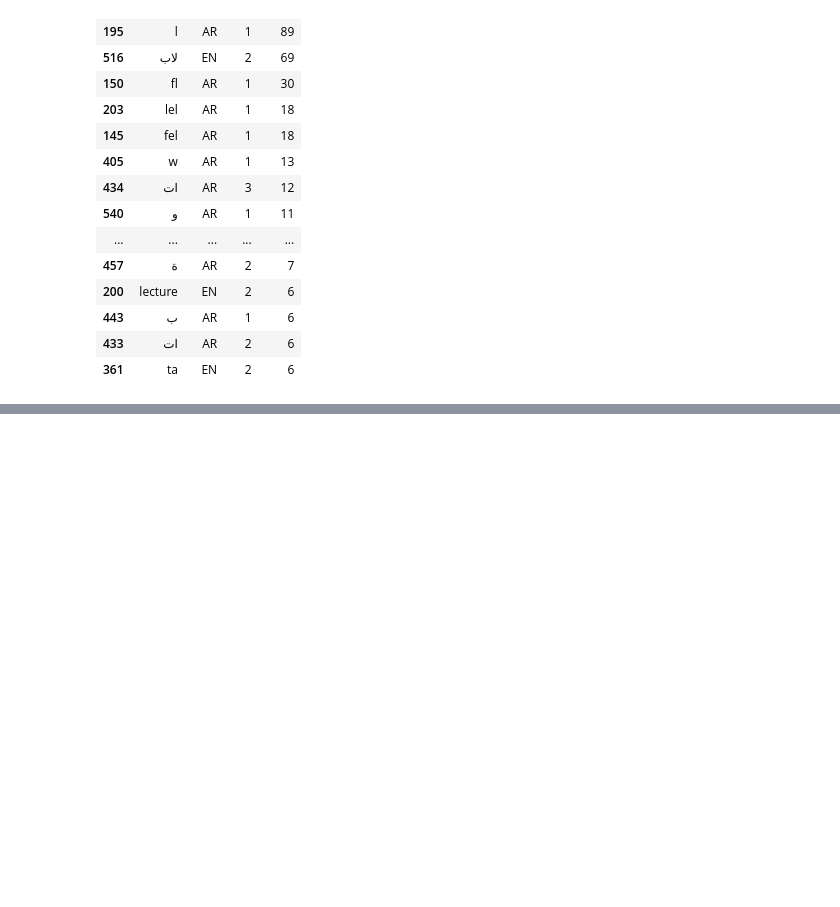
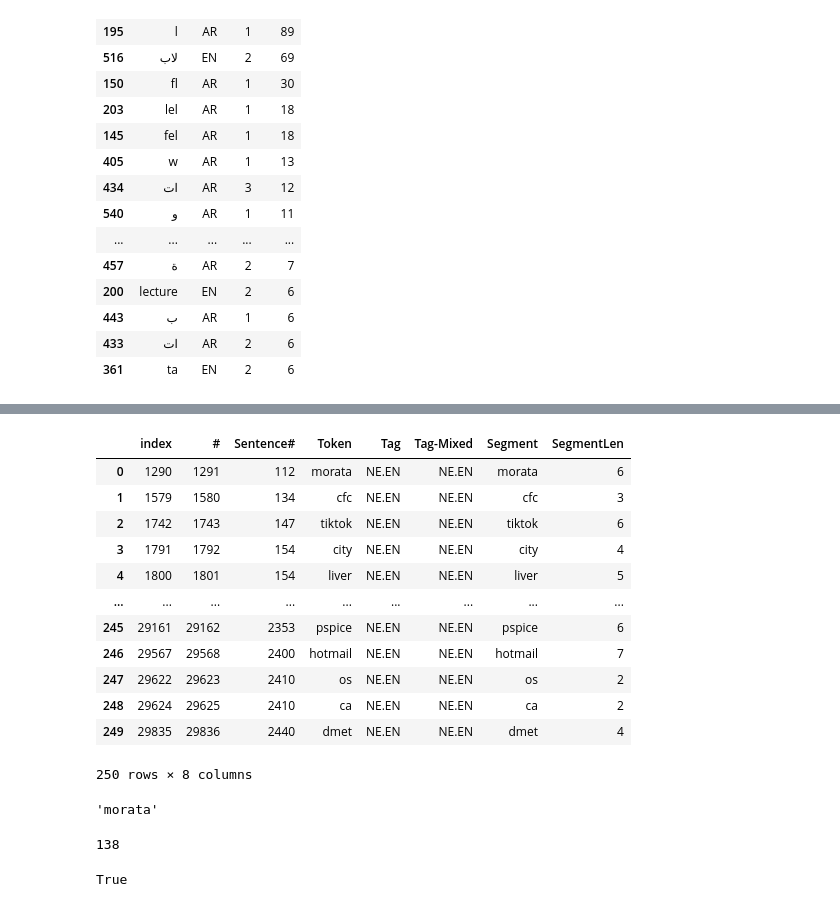
Before and after one commit to islammesabah/Subword-Level-Language-Identification-for-Arabic-English-Intra-Word-Code-Switching, a Jupyter notebook: Data Collection and Annotation/Data Statics.ipynb, the cells around one changed output, grey strips where cells are left out. Drawn from its saved outputs; the diff is of its cells as text; code cells hidden in the pictures; blank space fills up the shorter version.

```diff
--- a/Data Collection and Annotation/Data Statics.ipynb
+++ b/Data Collection and Annotation/Data Statics.ipynb
@@ -213,3 +213,5 @@ x.sort_values(by ='Time'  , ascending=False).head(30)
 | 443 | ب | AR | 1 | 6 |
 | 433 | ات | AR | 2 | 6 |
 | 361 | ta | EN | 2 | 6 |
+# %%
+Data = pd.read_csv(os.getcwd() + '/Data.csv')
@@ -215,0 +234,22 @@ x.sort_values(by ='Time'  , ascending=False).head(30)
+# %%
+x = Data[Data["Tag"]=="NE.EN"].reset_index()
+# %%
+x
+# %% [output]
+|  | index | # | Sentence# | Token | Tag | Tag-Mixed | Segment | SegmentLen |
+| 0 | 1290 | 1291 | 112 | morata | NE.EN | NE.EN | morata | 6 |
+| 1 | 1579 | 1580 | 134 | cfc | NE.EN | NE.EN | cfc | 3 |
+| 2 | 1742 | 1743 | 147 | tiktok | NE.EN | NE.EN | tiktok | 6 |
+| 3 | 1791 | 1792 | 154 | city | NE.EN | NE.EN | city | 4 |
+| 4 | 1800 | 1801 | 154 | liver | NE.EN | NE.EN | liver | 5 |
+| ... | ... | ... | ... | ... | ... | ... | ... | ... |
+| 245 | 29161 | 29162 | 2353 | pspice | NE.EN | NE.EN | pspice | 6 |
+| 246 | 29567 | 29568 | 2400 | hotmail | NE.EN | NE.EN | hotmail | 7 |
+| 247 | 29622 | 29623 | 2410 | os | NE.EN | NE.EN | os | 2 |
+| 248 | 29624 | 29625 | 2410 | ca | NE.EN | NE.EN | ca | 2 |
+| 249 | 29835 | 29836 | 2440 | dmet | NE.EN | NE.EN | dmet | 4 |
+250 rows × 8 columns
+# %%
+x["Token"][0]
+# %% [output]
+'morata'
@@ -215,0 +265,8 @@ x.sort_values(by ='Time'  , ascending=False).head(30)
+# %%
+NumOfEnglishScript(x)
+# %% [output]
+138
+# %%
+"f".encode().isalpha()
+# %% [output]
+True
```
Also changed, not shown: parts of 2 cells of this notebook, 26 other files.
